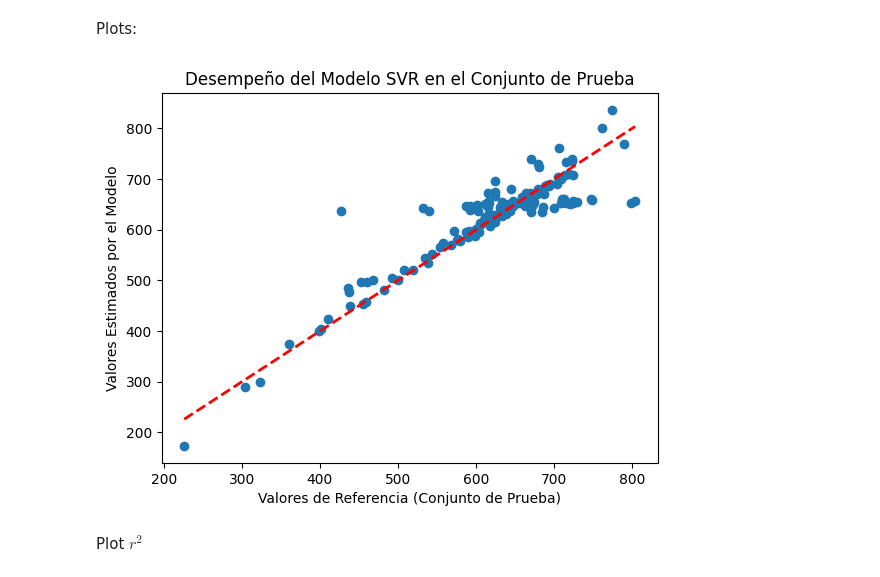
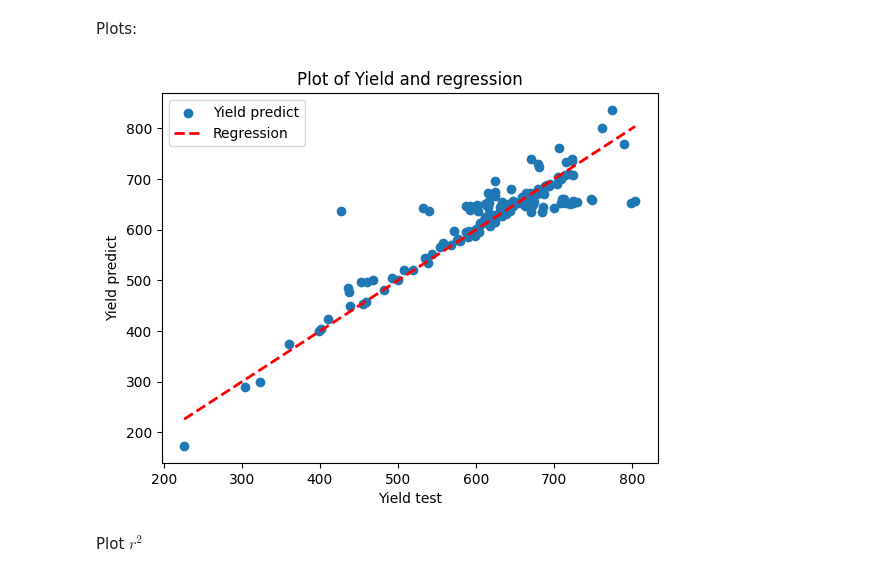
Before and after one commit to carlosmorenophd/machine_phen, a Jupyter notebook: app/notebooks/svr/phenotypic_lineal.ipynb, the cells around one changed output. Drawn from its saved outputs; the diff is of its cells as text; code cells hidden in the pictures.

Commit message:
Adding plot to predict and one varaible by R2

```diff
--- a/app/notebooks/svr/phenotypic_lineal.ipynb
+++ b/app/notebooks/svr/phenotypic_lineal.ipynb
@@ -67,9 +67,15 @@ MAPE -> 0.041663389450956545
  'root_mean_squared_log_error': 0.06842460684118609}
 # %% [markdown]
 Plots:
-# %%
-metric.plot_true_vs_predicted()
-# %% [output]
-[figure, removed]
+# %%
+legend = PlotLegends()
+legend.first_plot_label = "Yield predict"
+legend.second_plot_label = "Regression"
+legend.title = "Plot of Yield and regression"
+legend.x_label = "Yield test"
+legend.y_label = "Yield predict"
+metric.plot_true_vs_predicted(legend=legend)
+# %% [output]
+[figure, added]
 # %% [markdown]
 Plot $r^2$
```
Also changed, not shown: parts of 4 cells of this notebook, 2 other files.
